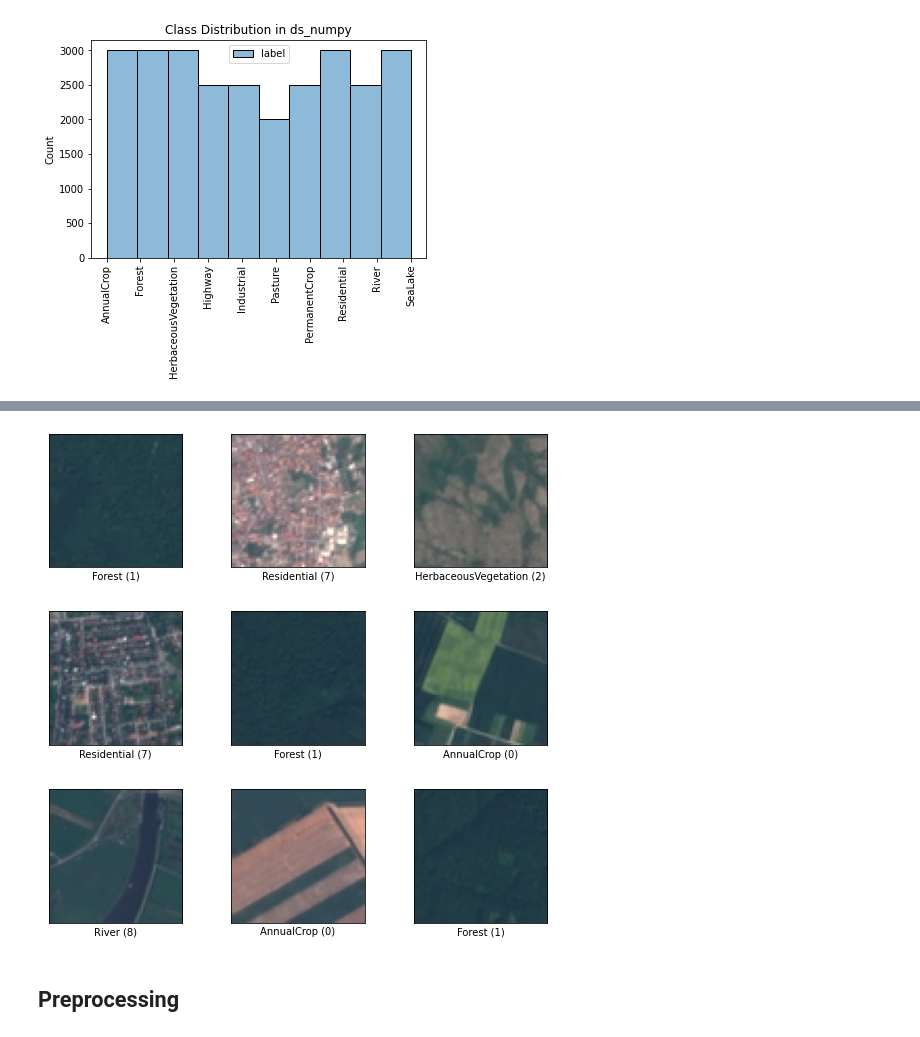
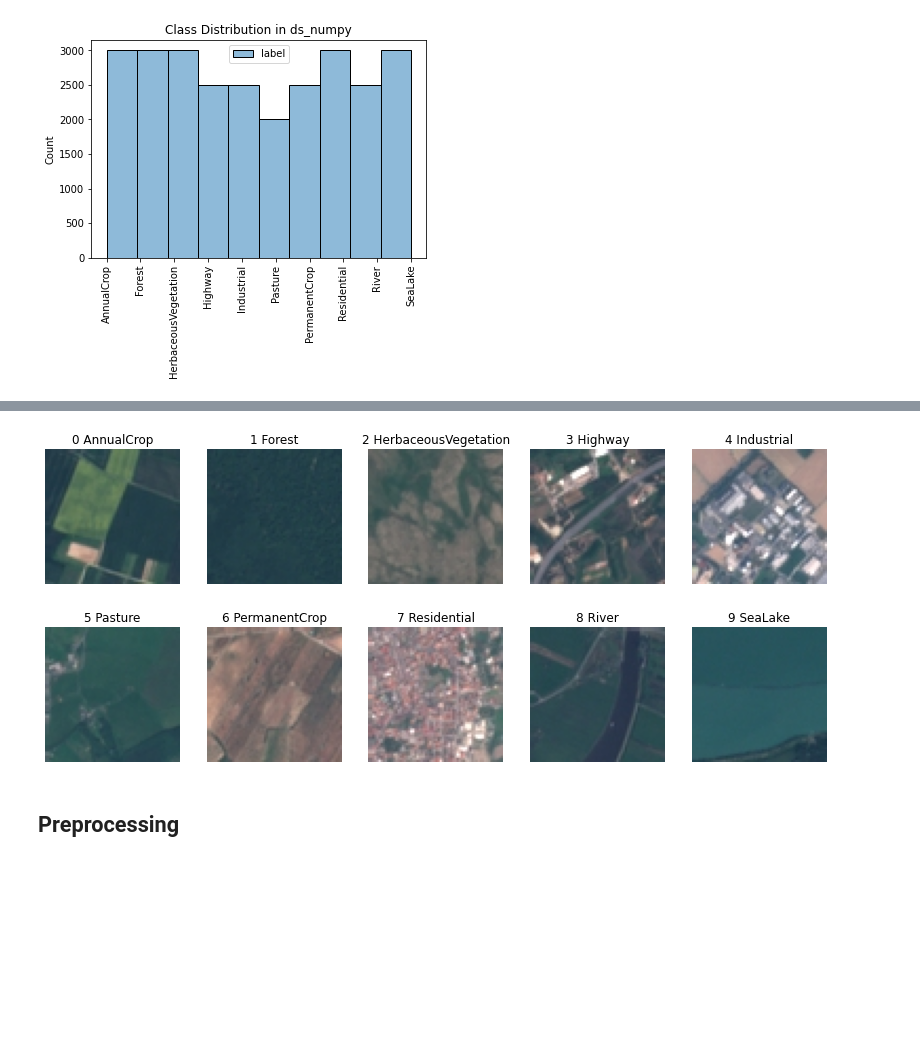
Before and after one commit to lucashoeft/Intelligent-Data-Analysis-2-Project, a Jupyter notebook: Intelligent-Data-Analysis-2-Project.ipynb, the cells around one changed output, grey strips where cells are left out. Saved outputs shown, nothing was run; the diff lists cells and outputs as text; code cells hidden in the pictures; blank space fills up the shorter version.

```diff
--- a/Intelligent-Data-Analysis-2-Project.ipynb
+++ b/Intelligent-Data-Analysis-2-Project.ipynb
@@ -142,8 +113,18 @@ tfds.as_dataframe(ds.take(4), info)
-# %%
-# Examples
-fig = tfds.show_examples(ds, info)
-# %% [output]
-[figure, removed]
+# %%
+fig, axs = plt.subplots(2, 5, figsize=(14, 6))
+
+label_id = 0
+for x in range(0, 2):
+        for y in range(0, 5):
+            for image, label in zip(images, labels):
+                if (label == label_id):
+                        axs[x, y].imshow(image)
+                        axs[x, y].set_title(str(label) + " " + info.features["label"].int2str(label))
+                        axs[x, y].axis('off')
+                        label_id += 1
+                        break
+# %% [output]
+[figure, added]
 # %% [markdown]
 ## Preprocessing
 # %%
```
Also changed, not shown: parts of 18 cells of this notebook.
